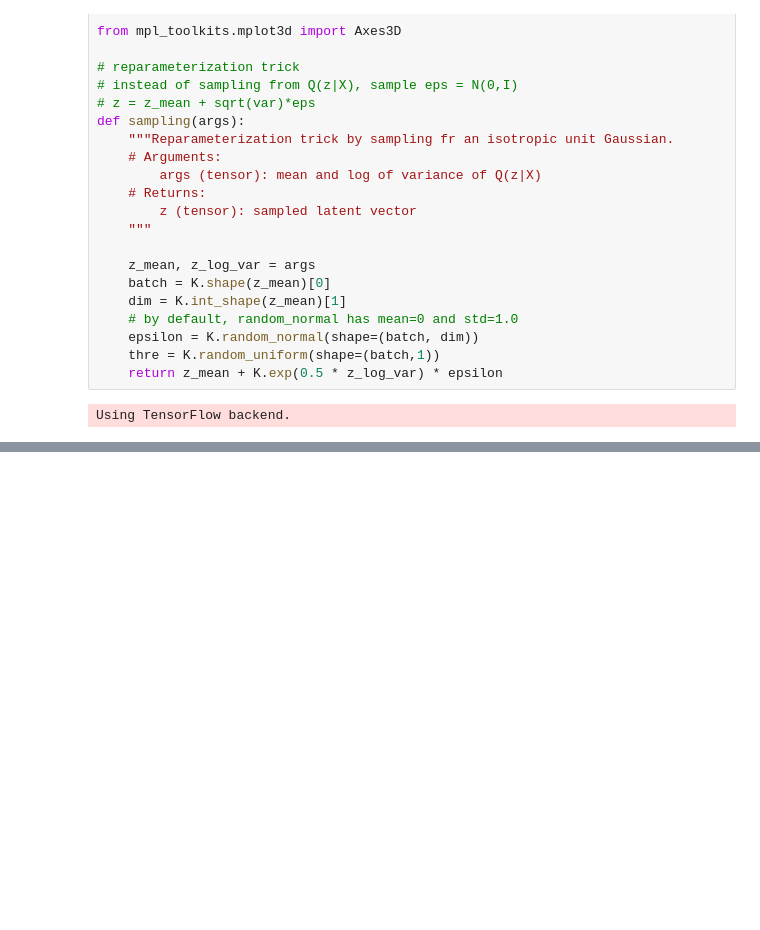
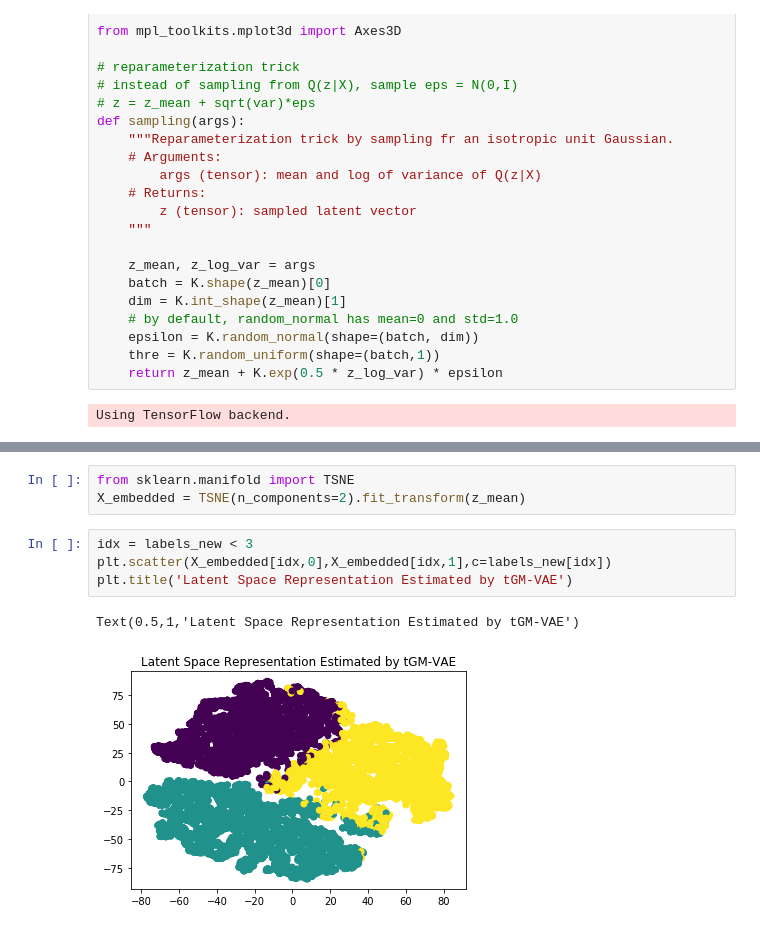
Before and after one commit to QingyuZhao/TruncatedGaussianMixtureVAE, a Jupyter notebook: mnist.ipynb, the cells around one changed output, grey strips where cells are left out. Saved outputs shown, nothing was run; the diff lists cells and outputs as text; blank space fills up the shorter version.

```diff
--- a/mnist.ipynb
+++ b/mnist.ipynb
@@ -242,0 +271,10 @@ np.sum(labels == 3)
+# %%
+from sklearn.manifold import TSNE
+X_embedded = TSNE(n_components=2).fit_transform(z_mean)
+# %%
+idx = labels_new < 3
+plt.scatter(X_embedded[idx,0],X_embedded[idx,1],c=labels_new[idx])
+plt.title('Latent Space Representation Estimated by tGM-VAE')
+# %% [output]
+Text(0.5,1,'Latent Space Representation Estimated by tGM-VAE')
+[figure, added]
```
Also changed, not shown: parts of 5 cells of this notebook, 1 other file.
